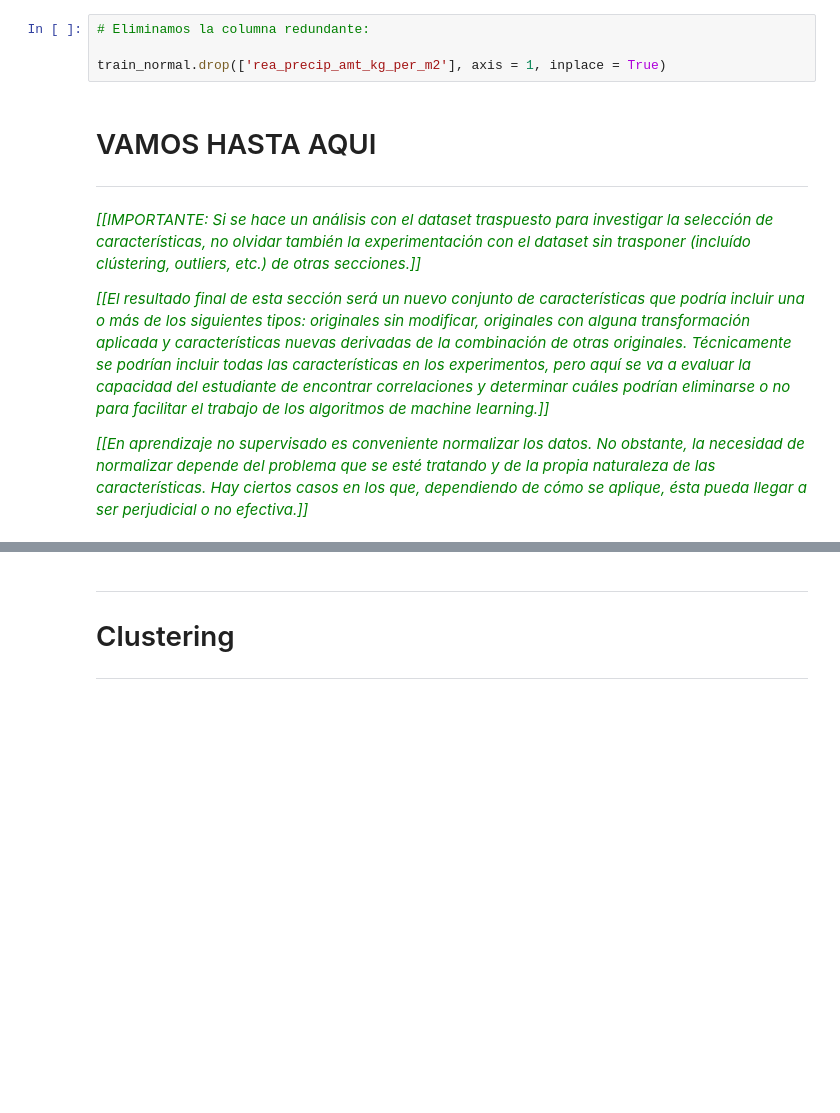
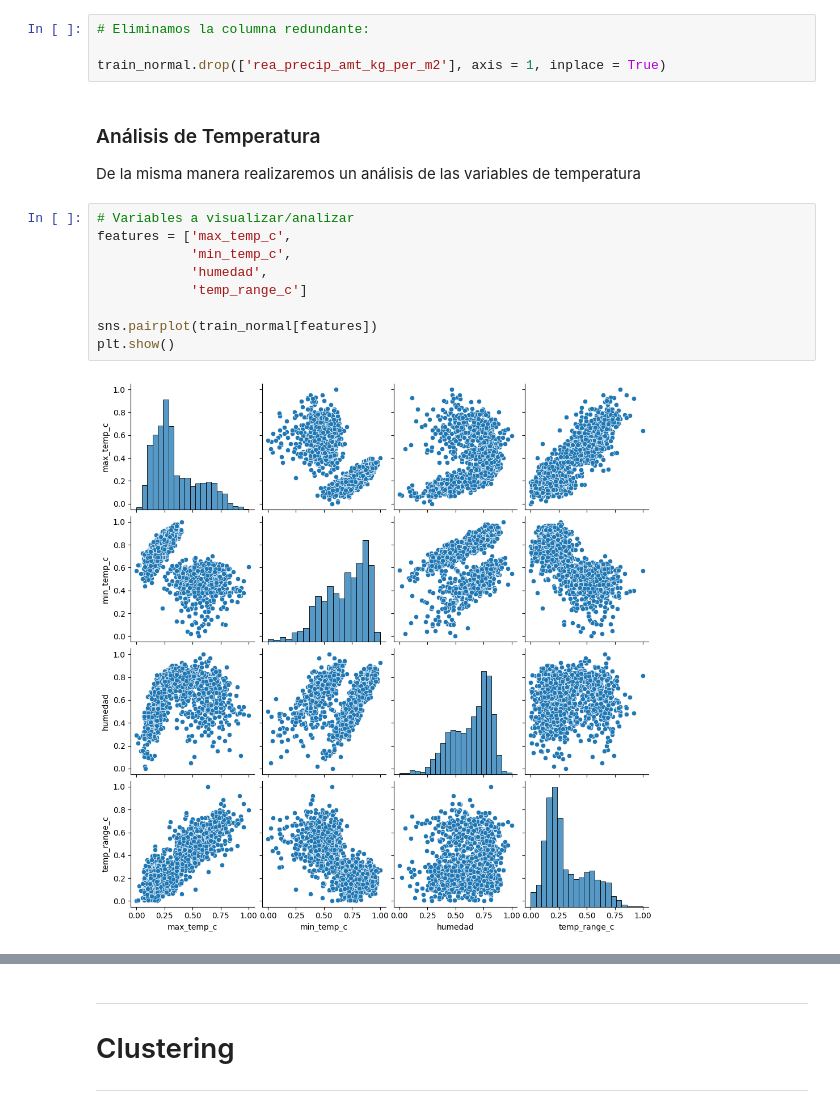
Before and after one commit to ernestopalacios/07MBID, a Jupyter notebook: AG1_ErnestoPalacios.ipynb, the cells around one changed output, grey strips where cells are left out. Cells and saved outputs as stored; diff of their text form; blank space fills up the shorter version.

```diff
--- a/AG1_ErnestoPalacios.ipynb
+++ b/AG1_ErnestoPalacios.ipynb
@@ -962,13 +965,18 @@ En este punto no sabemos cual de las dos nos brindará los mejores resultados, p
 # Eliminamos la columna redundante:
 
 train_normal.drop(['rea_precip_amt_kg_per_m2'], axis = 1, inplace = True)
-# %% [markdown]
-# VAMOS HASTA AQUI
-
----
-# %% [markdown]
-<font color="green">*\[\[IMPORTANTE: Si se hace un análisis con el dataset traspuesto para investigar la selección de características, no olvidar también la experimentación con el dataset sin trasponer (incluído clústering, outliers, etc.) de otras secciones.\]\]*</font>
-
-<font color="green">*\[\[El resultado final de esta sección será un nuevo conjunto de características que podría incluir una o más de los siguientes tipos: originales sin modificar, originales con alguna transformación aplicada y características nuevas derivadas de la combinación de otras originales. Técnicamente se podrían incluir todas las características en los experimentos, pero aquí se va a evaluar la capacidad del estudiante de encontrar correlaciones y determinar cuáles podrían eliminarse o no para facilitar el trabajo de los algoritmos de machine learning.\]\]*</font>
-
-<font color="green">*\[\[En aprendizaje no supervisado es conveniente normalizar los datos. No obstante, la necesidad de normalizar depende del problema que se esté tratando y de la propia naturaleza de las características. Hay ciertos casos en los que, dependiendo de cómo se aplique, ésta pueda llegar a ser perjudicial o no efectiva.\]\]*</font>
+# %% [markdown]
+### Análisis de Temperatura
+
+De la misma manera realizaremos un análisis de las variables de temperatura
+# %%
+# Variables a visualizar/analizar
+features = ['max_temp_c',
+            'min_temp_c',
+            'humedad',
+            'temp_range_c']
+
+sns.pairplot(train_normal[features])
+plt.show()
+# %% [output]
+[figure, added]
```
Also changed, not shown: parts of 13 cells of this notebook.
